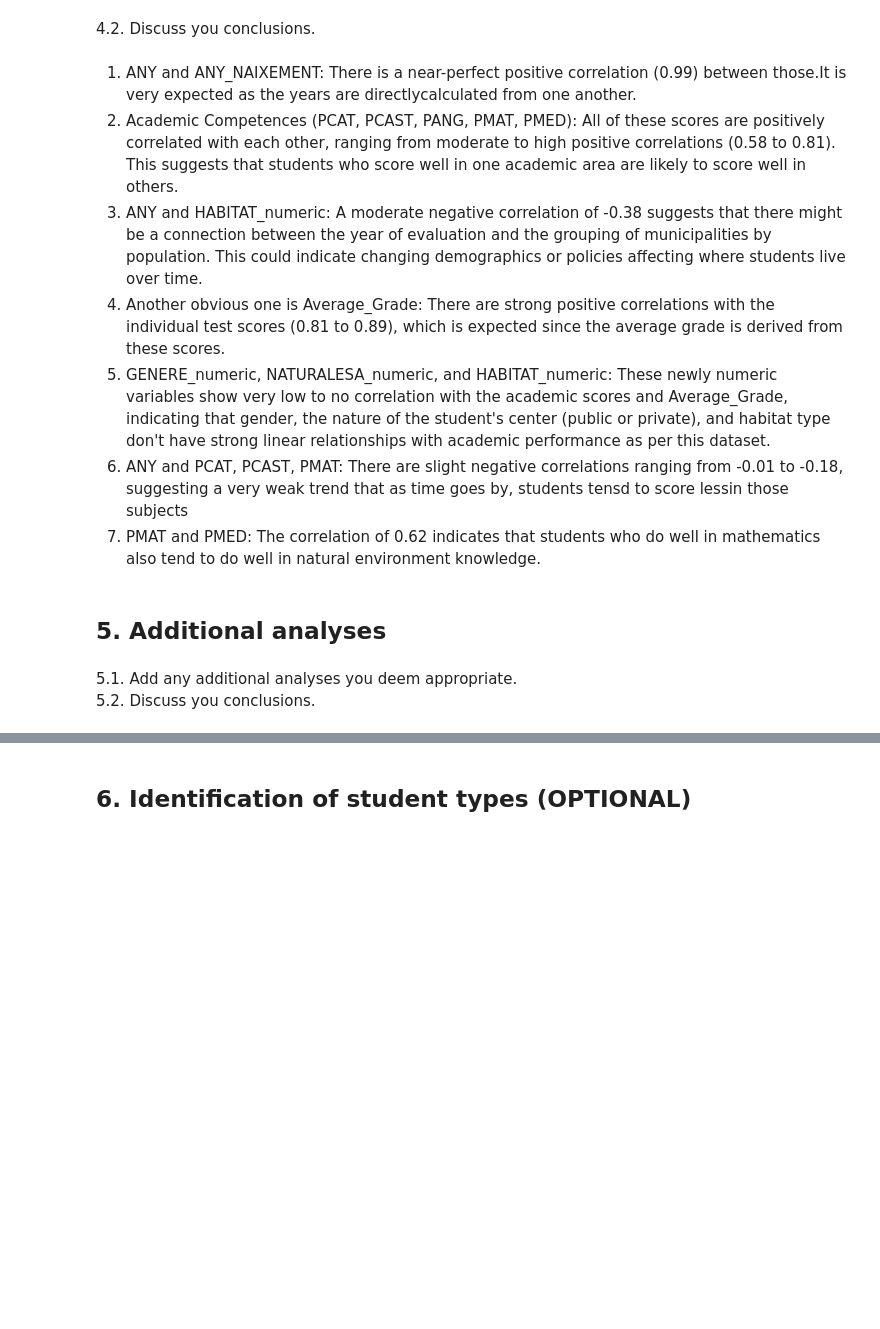
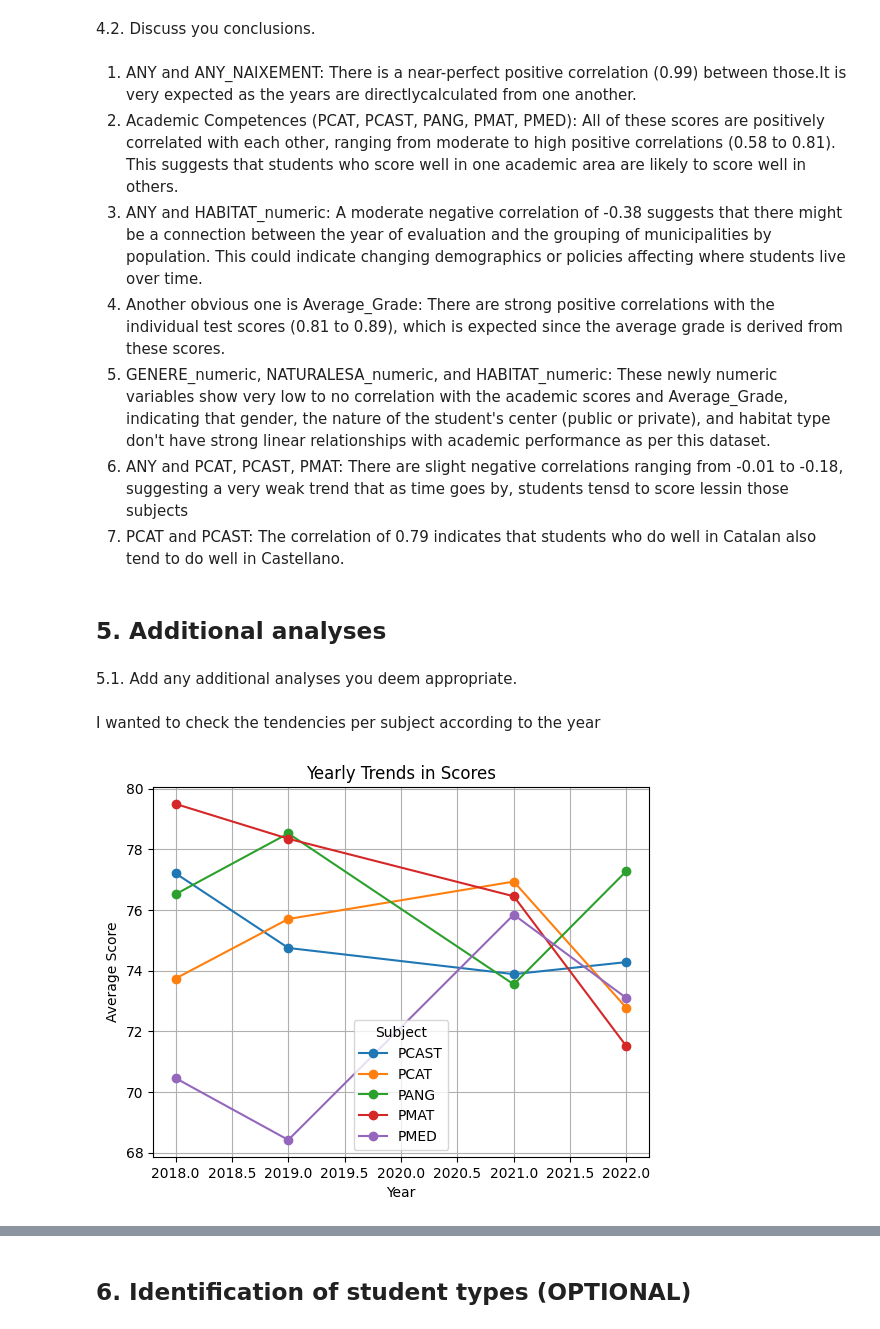
Before and after one commit to OliKuz/KBS_AC3, a Jupyter notebook: 2324_GIA04_CA3_DescriptiveAnalytics_ENG.ipynb, the cells around one changed output, grey strips where cells are left out. Saved outputs shown, nothing was run; the diff lists cells and outputs as text; code cells hidden in the pictures; blank space fills up the shorter version.

```diff
--- a/2324_GIA04_CA3_DescriptiveAnalytics_ENG.ipynb
+++ b/2324_GIA04_CA3_DescriptiveAnalytics_ENG.ipynb
@@ -256,9 +256,21 @@ plt.show()
 4) Another obvious one is Average_Grade: There are strong positive correlations with the individual test scores (0.81 to 0.89), which is expected since the average grade is derived from these scores.
 5) GENERE_numeric, NATURALESA_numeric, and HABITAT_numeric: These newly numeric variables show very low to no correlation with the academic scores and Average_Grade, indicating that gender, the nature of the student's center (public or private), and habitat type don't have strong linear relationships with academic performance as per this dataset.
 6) ANY and PCAT, PCAST, PMAT: There are slight negative correlations ranging from -0.01 to -0.18, suggesting a very weak trend that as time goes by, students tensd to score lessin those subjects
-7) PMAT and PMED: The correlation of 0.62 indicates that students who do well in mathematics also tend to do well in natural environment knowledge.
+7) PCAT and PCAST: The correlation of 0.79 indicates that students who do well in Catalan also tend to do well in Castellano.
 # %% [markdown]
 ## 5. Additional analyses
 # %% [markdown]
 5\.1. Add any additional analyses you deem appropriate.<br>
-5\.2. Discuss you conclusions.
+# %% [markdown]
+I wanted to check the tendencies per subject according to the year
+# %%
+yearly_scores = data_frame.groupby('ANY')[['PCAST', 'PCAT', 'PANG', 'PMAT', 'PMED']].mean()
+
+yearly_scores.plot(kind='line', marker='o', title='Yearly Trends in Scores')
+plt.xlabel('Year')
+plt.ylabel('Average Score')
+plt.legend(title='Subject')
+plt.grid(True)
+plt.show()
+# %% [output]
+[figure, added]
```
Also changed, not shown: parts of 2 cells of this notebook.
